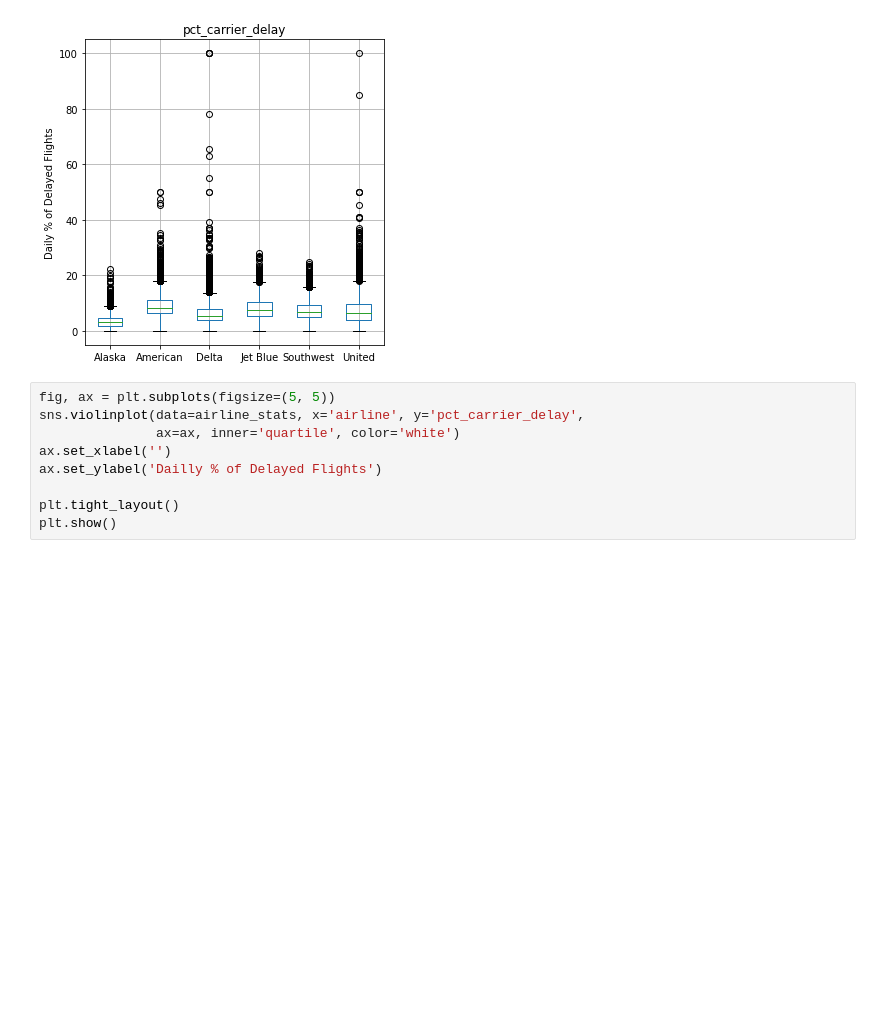
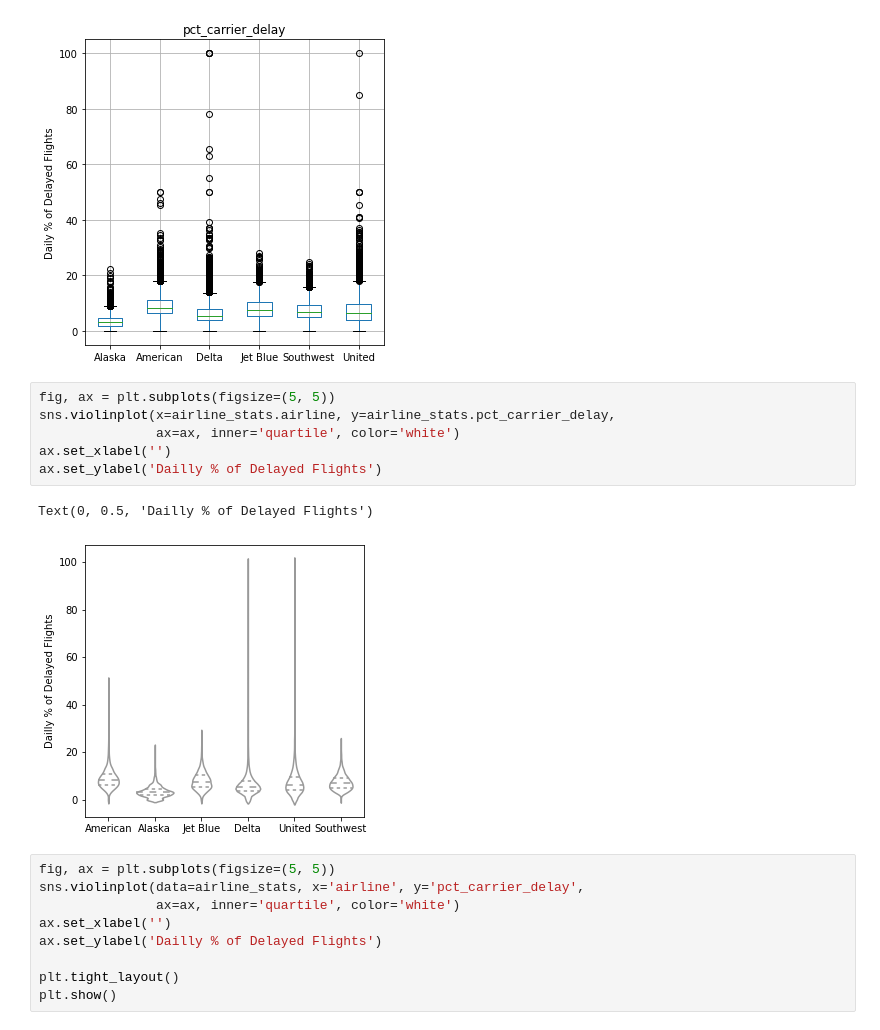
Before and after one commit to young-hwanlee/my-practical-statistics-for-data-scientists, a Jupyter notebook: Chapter_1_Exploratory_Data_Analysis.ipynb, the cells around one changed output. Cells and saved outputs as stored; diff of their text form; blank space fills up the shorter version.

```diff
--- a/Chapter_1_Exploratory_Data_Analysis.ipynb
+++ b/Chapter_1_Exploratory_Data_Analysis.ipynb
@@ -604,6 +629,15 @@ plt.tight_layout()
 plt.show()
 # %% [output]
 [figure]
+# %%
+fig, ax = plt.subplots(figsize=(5, 5))
+sns.violinplot(x=airline_stats.airline, y=airline_stats.pct_carrier_delay,
+               ax=ax, inner='quartile', color='white')
+ax.set_xlabel('')
+ax.set_ylabel('Dailly % of Delayed Flights')
+# %% [output]
+Text(0, 0.5, 'Dailly % of Delayed Flights')
+[figure, added]
 # %%
 fig, ax = plt.subplots(figsize=(5, 5))
 sns.violinplot(data=airline_stats, x='airline', y='pct_carrier_delay',
```
Also changed, not shown: parts of 5 cells of this notebook.
